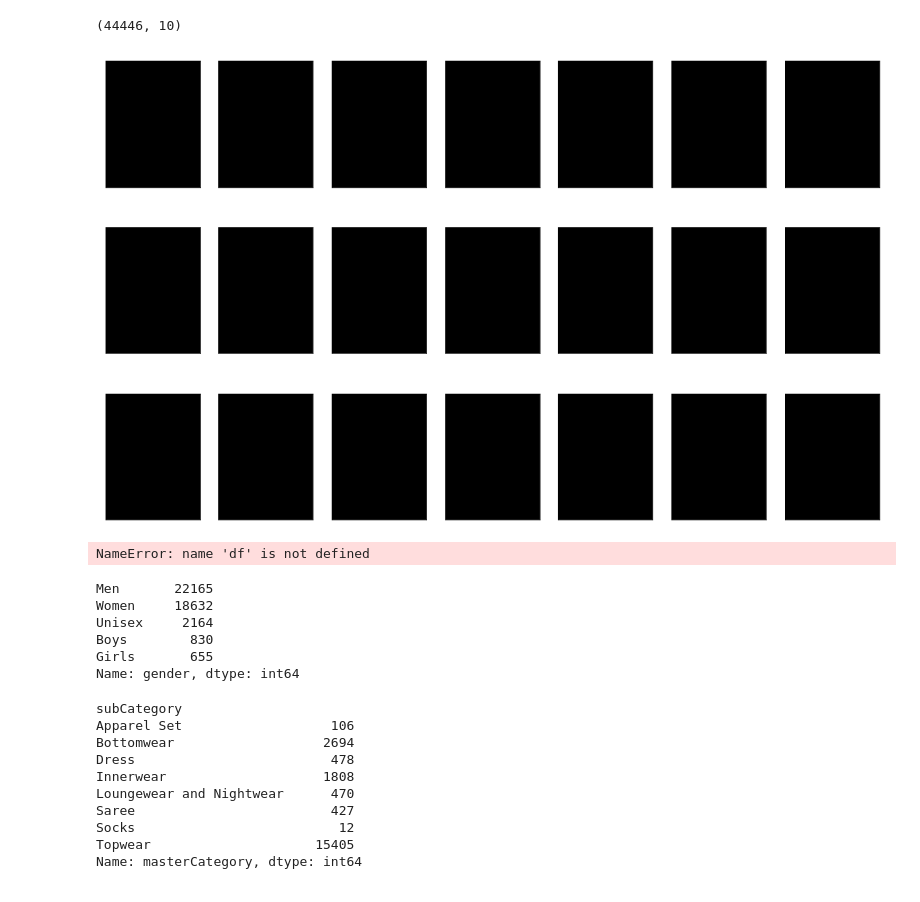
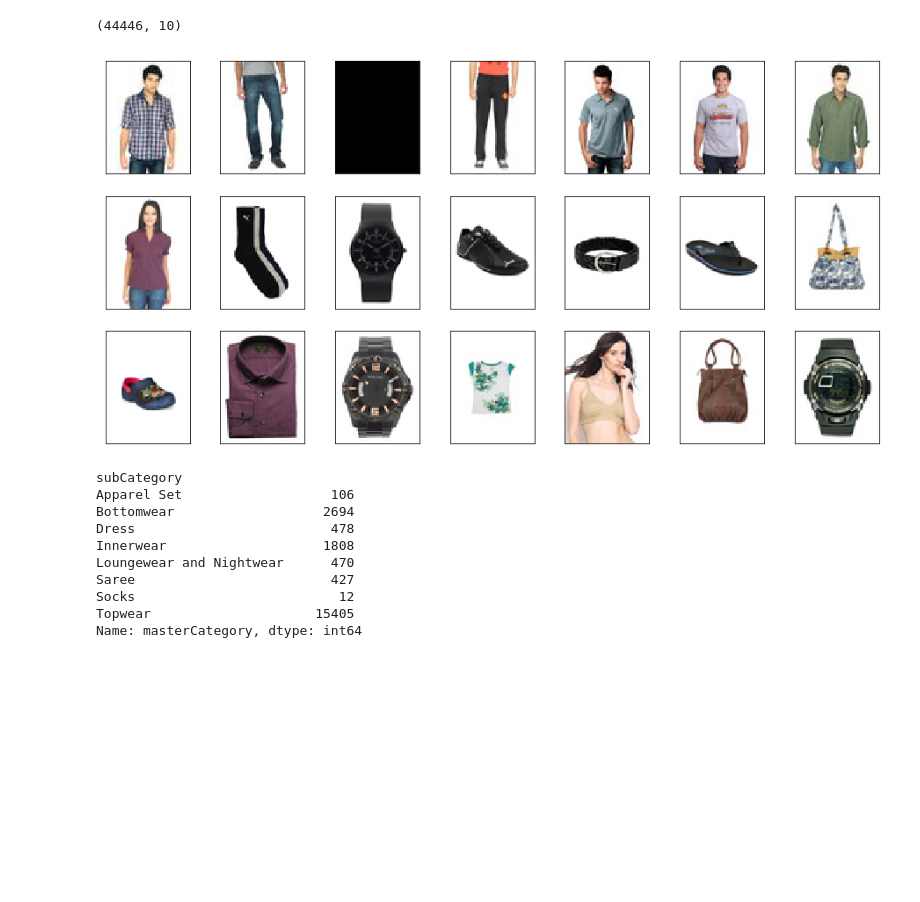
Before and after one commit to kellystroh/Clothing-Classification, a Jupyter notebook: notebooks/Clothing EDA.ipynb, the cells around one changed output. Cells and saved outputs as stored; diff of their text form; code cells hidden in the pictures; blank space fills up the shorter version.

```diff
--- a/notebooks/Clothing EDA.ipynb
+++ b/notebooks/Clothing EDA.ipynb
@@ -65,5 +70,5 @@ df.head()
 # %%
-loaded = np.load('../image_array.npz')
+loaded = np.load('../data/image_array.npz')
 # %%
 all_img = loaded['a']
 # %%
@@ -82,14 +82,10 @@ df.shape
 # %% [output]
 (44446, 10)
 # %%
-fig, axs = plt.subplots(3,7, figsize=(16,10))
+fig, axs = plt.subplots(3,7, figsize=(16,8))
 for i, ax in enumerate(axs.flatten()):
     ax.imshow( all_img[i].reshape(80,60,3)/255 )
     ax.set_xticks([])
     ax.set_yticks([])
 # %% [output]
-[figure, old version]
+[figure, new version]
-# %%
-df['masterCategory'].value_counts().index
-# %% [output]
-NameError: name 'df' is not defined
@@ -96,12 +96,5 @@ NameError: name 'df' is not defined
 # %%
-df['gender'].value_counts()
+gender_cats = df['gender'].value_counts()
-# %% [output]
-Men       22165
-Women     18632
-Unisex     2164
-Boys        830
-Girls       655
-Name: gender, dtype: int64
 # %%
 apparel_subcats = df[df['masterCategory']=='Apparel'].groupby('subCategory').count()['masterCategory']
 print(apparel_subcats, '\n')
```
Also changed, not shown: parts of 8 cells of this notebook, 2 other files.
